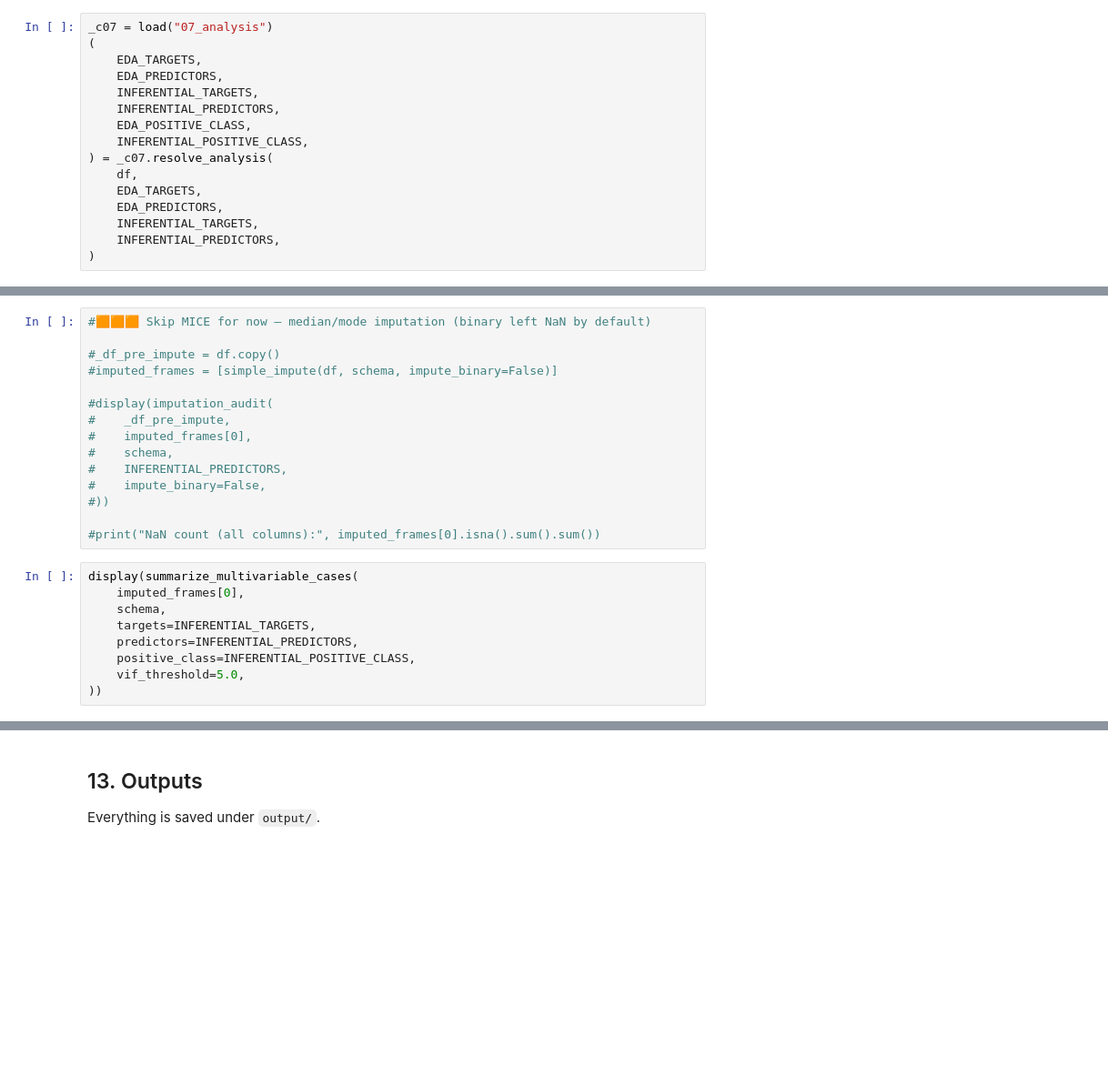
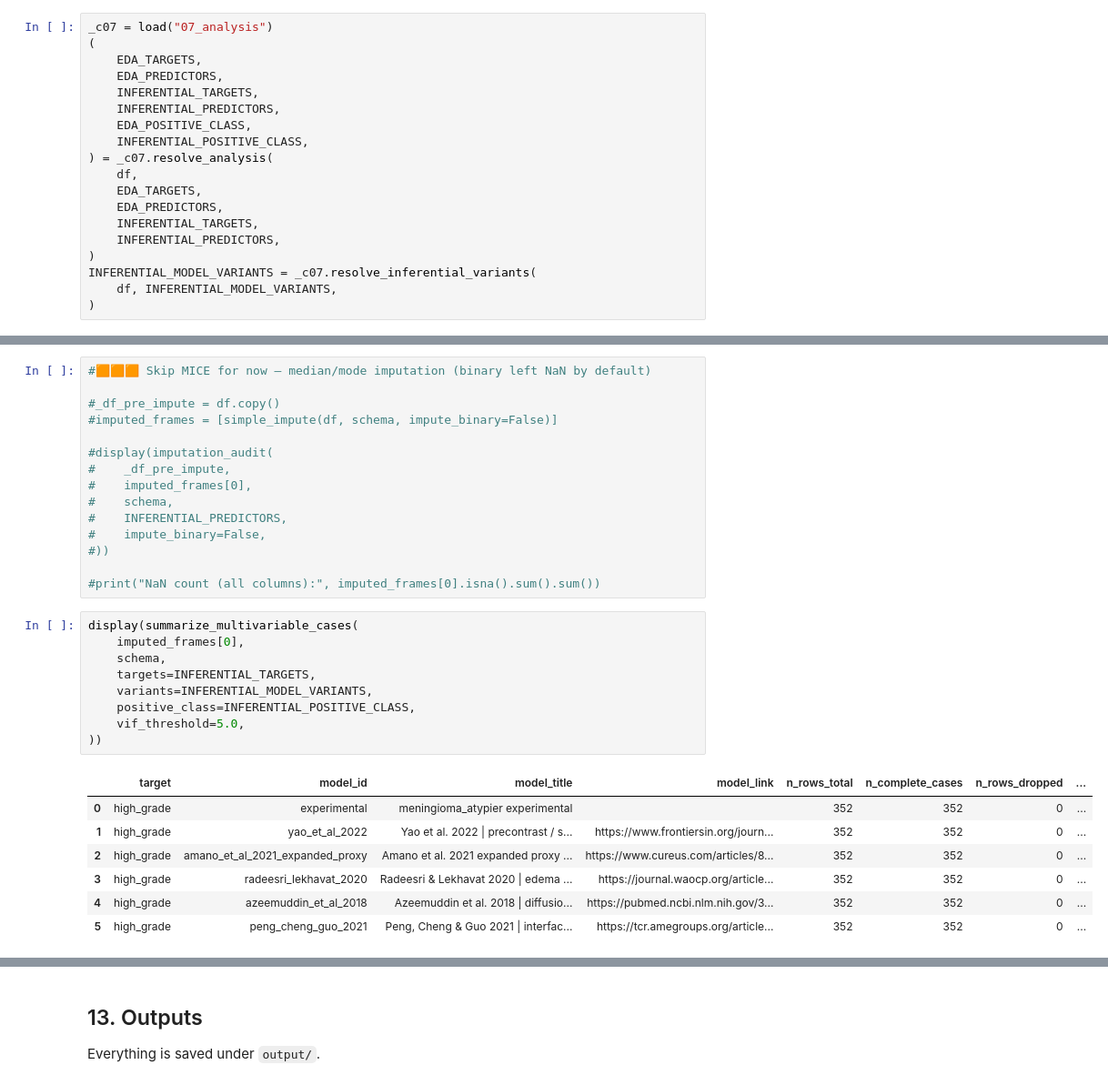
Before and after one commit to DrAndrushka/meningioma-atypier, a Jupyter notebook: heavy_machinery/meningioma.ipynb, the cells around one changed output, grey strips where cells are left out. Shown at 91% size. Saved outputs shown, nothing was run; the diff lists cells and outputs as text; blank space fills up the shorter version.

```diff
--- a/heavy_machinery/meningioma.ipynb
+++ b/heavy_machinery/meningioma.ipynb
@@ -601,6 +924,9 @@ _c07 = load("07_analysis")
     INFERENTIAL_TARGETS,
     INFERENTIAL_PREDICTORS,
 )
+INFERENTIAL_MODEL_VARIANTS = _c07.resolve_inferential_variants(
+    df, INFERENTIAL_MODEL_VARIANTS,
+)
 # %% [markdown]
 ## 10. EDA — univariate screening
 
@@ -687,10 +1016,18 @@ For each target:
 # %%
 display(summarize_multivariable_cases(
     imputed_frames[0],
     schema,
     targets=INFERENTIAL_TARGETS,
-    predictors=INFERENTIAL_PREDICTORS,
+    variants=INFERENTIAL_MODEL_VARIANTS,
     positive_class=INFERENTIAL_POSITIVE_CLASS,
     vif_threshold=5.0,
 ))
+# %% [output]
+|  | target | model_id | model_title | model_link | n_rows_total | n_complete_cases | n_rows_dropped | ... |
+| 0 | high_grade | experimental | meningioma_atypier experimental |  | 352 | 352 | 0 | ... |
+| 1 | high_grade | yao_et_al_2022 | Yao et al. 2022 | precontrast / s... | https://www.frontiersin.org/journ... | 352 | 352 | 0 | ... |
+| 2 | high_grade | amano_et_al_2021_expanded_proxy | Amano et al. 2021 expanded proxy ... | https://www.cureus.com/articles/8... | 352 | 352 | 0 | ... |
+| 3 | high_grade | radeesri_lekhavat_2020 | Radeesri & Lekhavat 2020 | edema ... | https://journal.waocp.org/article... | 352 | 352 | 0 | ... |
+| 4 | high_grade | azeemuddin_et_al_2018 | Azeemuddin et al. 2018 | diffusio... | https://pubmed.ncbi.nlm.nih.gov/3... | 352 | 352 | 0 | ... |
+| 5 | high_grade | peng_cheng_guo_2021 | Peng, Cheng & Guo 2021 | interfac... | https://tcr.amegroups.org/article... | 352 | 352 | 0 | ... |
 # %%
```
Also changed, not shown: parts of 31 cells of this notebook, 17 other files.
